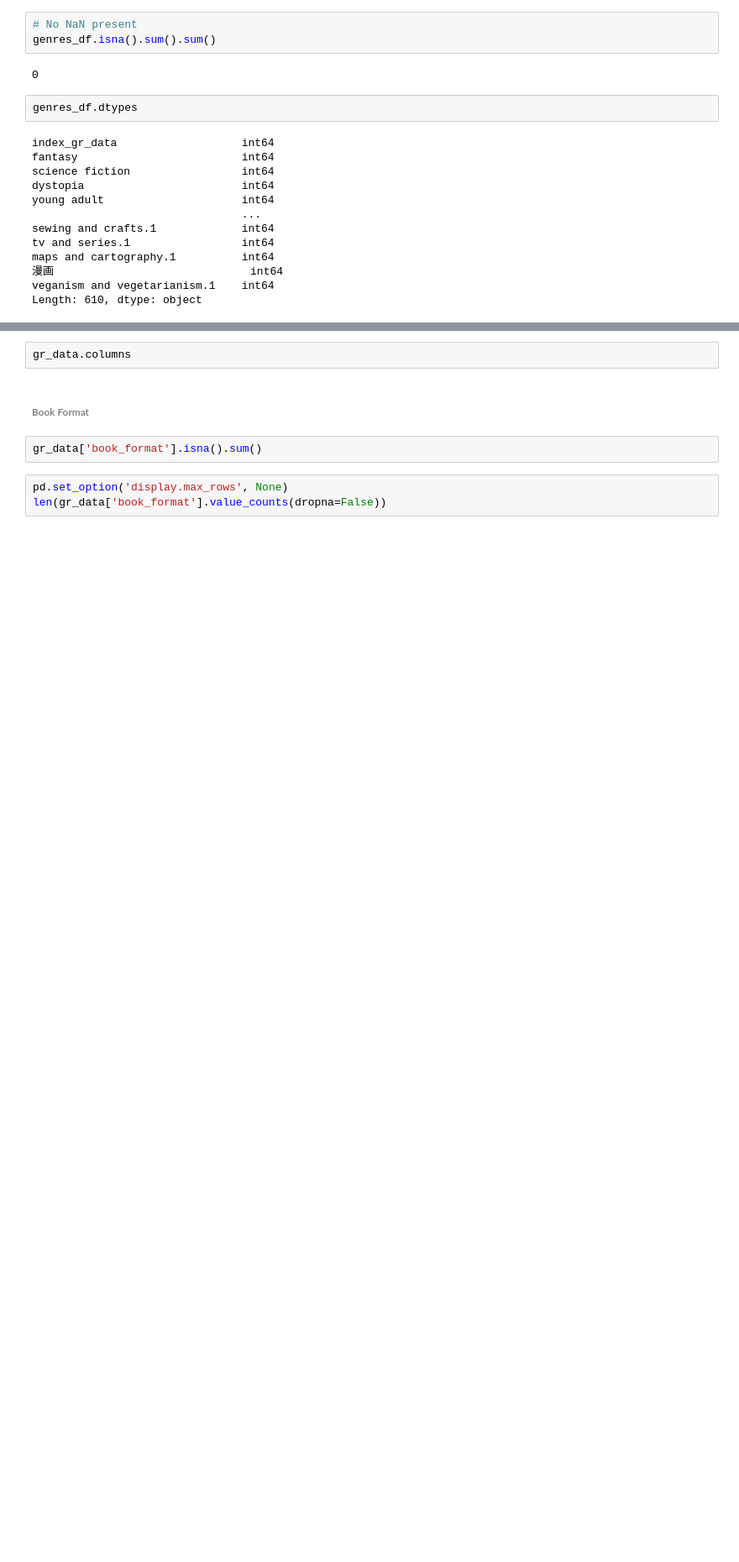
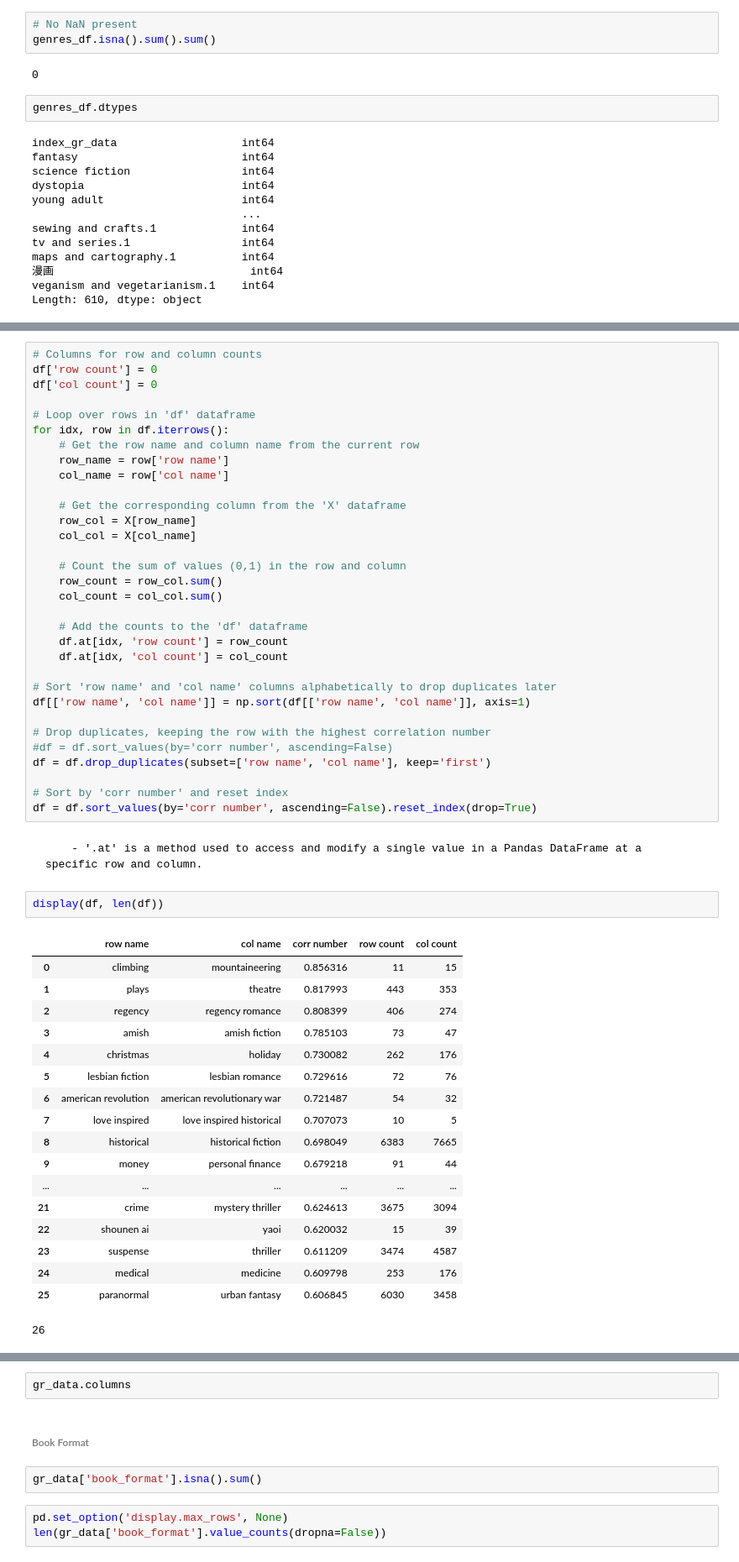
Before and after one commit to alleida23/Final_Project, a Jupyter notebook: goodreads_data.ipynb, the cells around one changed output, grey strips where cells are left out. Shown: that part at 84% size. Drawn from its saved outputs; the diff is of its cells as text; blank space fills up the shorter version.

Commit message:
Corr matrix genres done

```diff
--- a/goodreads_data.ipynb
+++ b/goodreads_data.ipynb
@@ -542,0 +536,55 @@ SyntaxError: invalid syntax (4057204629.py, line 2)
+# %%
+# Columns for row and column counts
+df['row count'] = 0
+df['col count'] = 0
+
+# Loop over rows in 'df' dataframe
+for idx, row in df.iterrows():
+    # Get the row name and column name from the current row
+    row_name = row['row name']
+    col_name = row['col name']
+
+    # Get the corresponding column from the 'X' dataframe
+    row_col = X[row_name]
+    col_col = X[col_name]
+
+    # Count the sum of values (0,1) in the row and column
+    row_count = row_col.sum()
+    col_count = col_col.sum()
+
+    # Add the counts to the 'df' dataframe
+    df.at[idx, 'row count'] = row_count
+    df.at[idx, 'col count'] = col_count
+
+# Sort 'row name' and 'col name' columns alphabetically to drop duplicates later
+df[['row name', 'col name']] = np.sort(df[['row name', 'col name']], axis=1)
+
+# Drop duplicates, keeping the row with the highest correlation number
+#df = df.sort_values(by='corr number', ascending=False)
+df = df.drop_duplicates(subset=['row name', 'col name'], keep='first')
+
+# Sort by 'corr number' and reset index
+df = df.sort_values(by='corr number', ascending=False).reset_index(drop=True)
+# %% [markdown]
+        - '.at' is a method used to access and modify a single value in a Pandas DataFrame at a specific row and column.
+# %%
+display(df, len(df))
+# %% [output]
+|  | row name | col name | corr number | row count | col count |
+| 0 | climbing | mountaineering | 0.856316 | 11 | 15 |
+| 1 | plays | theatre | 0.817993 | 443 | 353 |
+| 2 | regency | regency romance | 0.808399 | 406 | 274 |
+| 3 | amish | amish fiction | 0.785103 | 73 | 47 |
+| 4 | christmas | holiday | 0.730082 | 262 | 176 |
+| 5 | lesbian fiction | lesbian romance | 0.729616 | 72 | 76 |
+| 6 | american revolution | american revolutionary war | 0.721487 | 54 | 32 |
+| 7 | love inspired | love inspired historical | 0.707073 | 10 | 5 |
+| 8 | historical | historical fiction | 0.698049 | 6383 | 7665 |
+| 9 | money | personal finance | 0.679218 | 91 | 44 |
+| ... | ... | ... | ... | ... | ... |
+| 21 | crime | mystery thriller | 0.624613 | 3675 | 3094 |
+| 22 | shounen ai | yaoi | 0.620032 | 15 | 39 |
+| 23 | suspense | thriller | 0.611209 | 3474 | 4587 |
+| 24 | medical | medicine | 0.609798 | 253 | 176 |
+| 25 | paranormal | urban fantasy | 0.606845 | 6030 | 3458 |
+26
```
Also changed, not shown: parts of 27 cells of this notebook.
